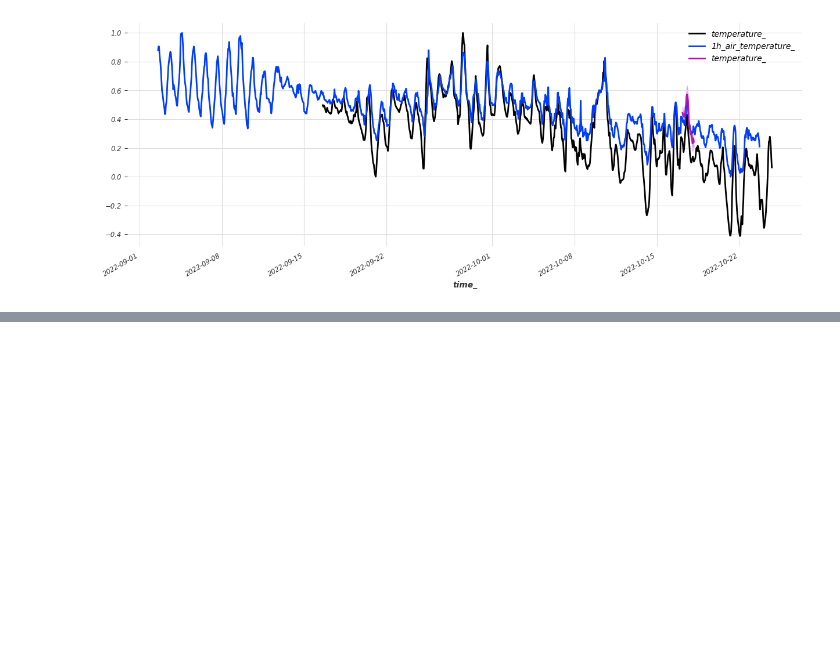
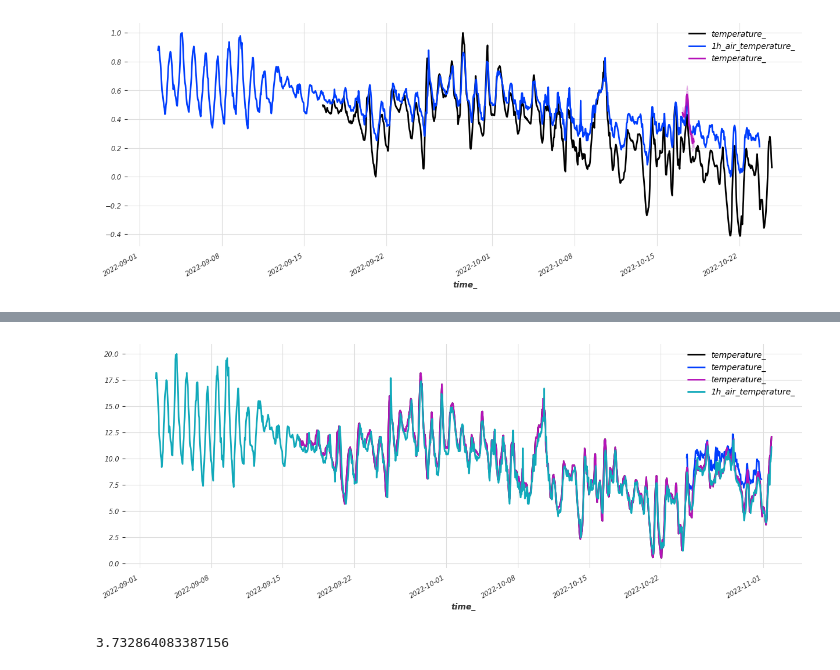
Before and after one commit to kundestyrt-norbit/timeseries-prediction, a Jupyter notebook: timestream_ml.ipynb, the cells around one changed output, grey strips where cells are left out. Cells and saved outputs as stored; diff of their text form; code cells hidden in the pictures; blank space fills up the shorter version.

Commit message:
Using prophet and getting very good predictions #6

```diff
--- a/timestream_ml.ipynb
+++ b/timestream_ml.ipynb
@@ -544,0 +573,15 @@ model_lgbm=LightGBMModel(
+# %%
+# series['humidity_'].plot()
+# scaler_series_general.inverse_transform(back_test.drop_columns('temperature_'))['humidity_'].plot()
+series_temp['temperature_'].plot()
+scaler_temp.inverse_transform(back_test['temperature_']).plot()
+# a = scaler_temp.transform(series_temp['temperature_'])
+scaler_temp.inverse_transform(a['temperature_']).plot()
+series_prediction_air_temp['1h_air_temperature_'].plot()
+# %% [output]
+[figure, added]
+# %%
+mape(series_temp['temperature_'], scaler_temp.inverse_transform(back_test['temperature_']))
+mape(series['humidity_'], scaler_series_general.inverse_transform(back_test.drop_columns('temperature_'))['humidity_'])
+# %% [output]
+3.732864083387156
```
Also changed, not shown: parts of 13 cells of this notebook, 1 other file.
